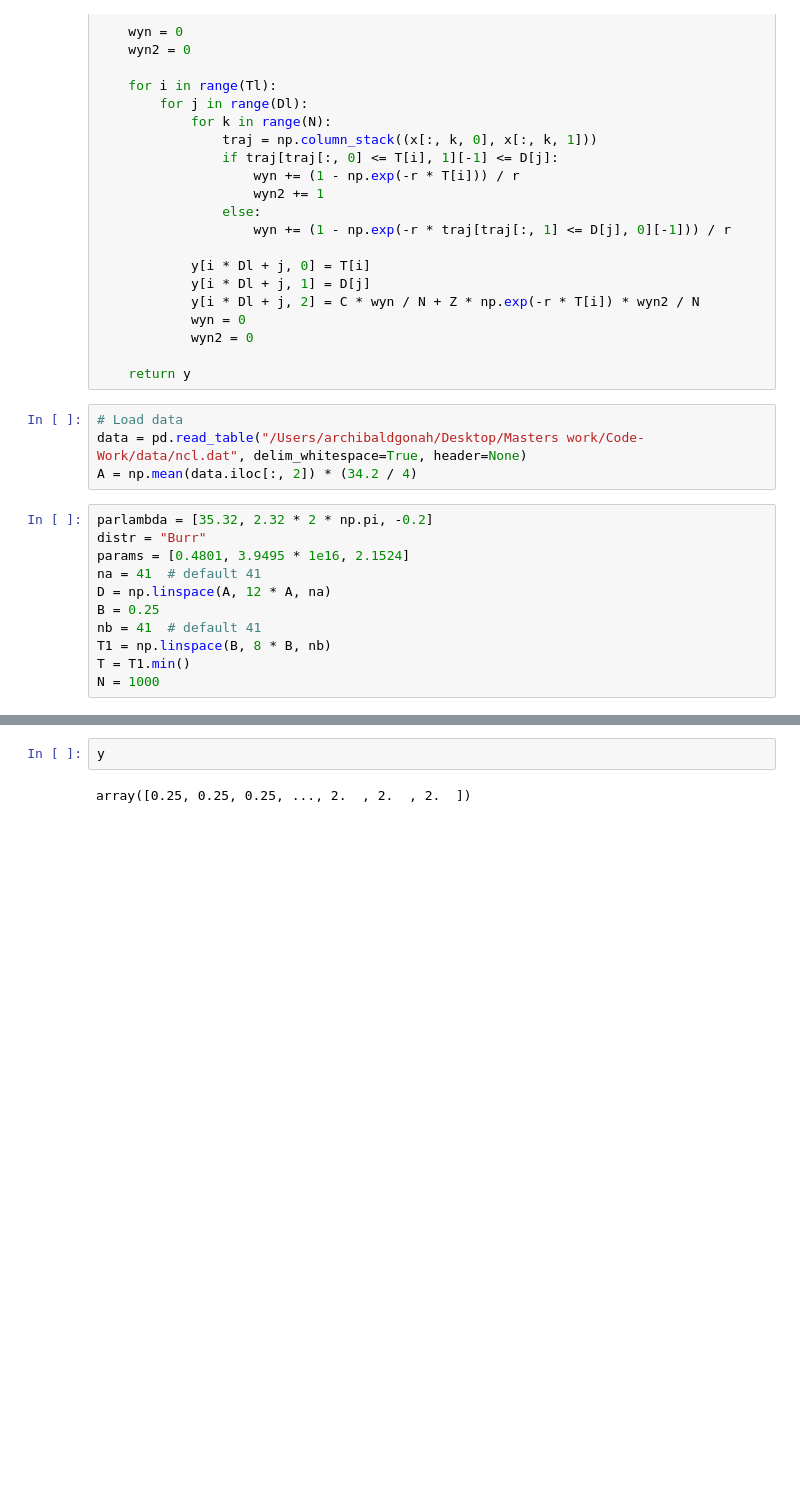
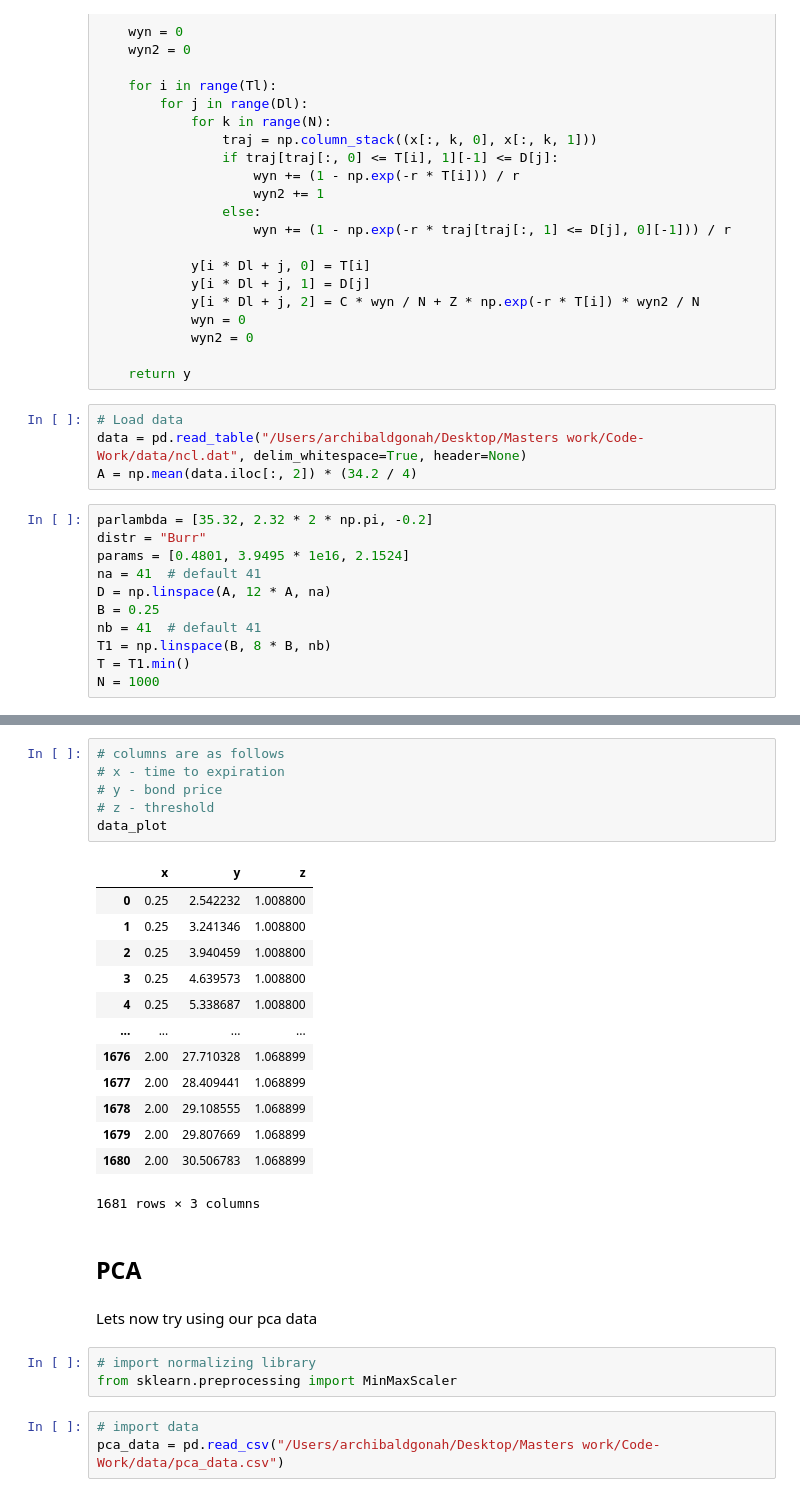
Before and after one commit to massey007/Code-Work, a Jupyter notebook: Code/BondPrice breakdown/Sim_nhpp_alp.ipynb, the cells around one changed output, grey strips where cells are left out. Saved outputs shown, nothing was run; the diff lists cells and outputs as text; blank space fills up the shorter version.

```diff
--- a/Code/BondPrice breakdown/Sim_nhpp_alp.ipynb
+++ b/Code/BondPrice breakdown/Sim_nhpp_alp.ipynb
@@ -281,4 +281,30 @@ plt.show()
-# %%
-y
-# %% [output]
-array([0.25, 0.25, 0.25, ..., 2.  , 2.  , 2.  ])
+# %%
+# columns are as follows
+# x - time to expiration
+# y - bond price
+# z - threshold
+data_plot
+# %% [output]
+|  | x | y | z |
+| 0 | 0.25 | 2.542232 | 1.008800 |
+| 1 | 0.25 | 3.241346 | 1.008800 |
+| 2 | 0.25 | 3.940459 | 1.008800 |
+| 3 | 0.25 | 4.639573 | 1.008800 |
+| 4 | 0.25 | 5.338687 | 1.008800 |
+| ... | ... | ... | ... |
+| 1676 | 2.00 | 27.710328 | 1.068899 |
+| 1677 | 2.00 | 28.409441 | 1.068899 |
+| 1678 | 2.00 | 29.108555 | 1.068899 |
+| 1679 | 2.00 | 29.807669 | 1.068899 |
+| 1680 | 2.00 | 30.506783 | 1.068899 |
+1681 rows × 3 columns
+# %% [markdown]
+## PCA
+# %% [markdown]
+Lets now try using our pca data
+# %%
+# import normalizing library
+from sklearn.preprocessing import MinMaxScaler
+# %%
+# import data
+pca_data = pd.read_csv("/Users/archibaldgonah/Desktop/Masters work/Code-Work/data/pca_data.csv")
```
Also changed, not shown: parts of 7 cells of this notebook, 3 other files.
